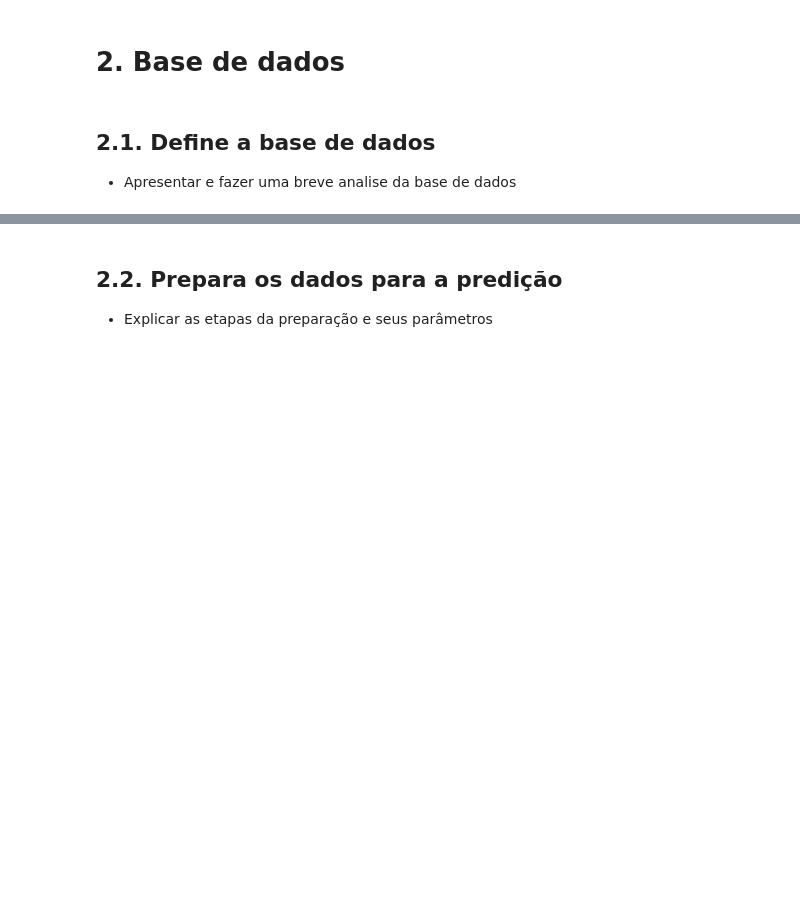
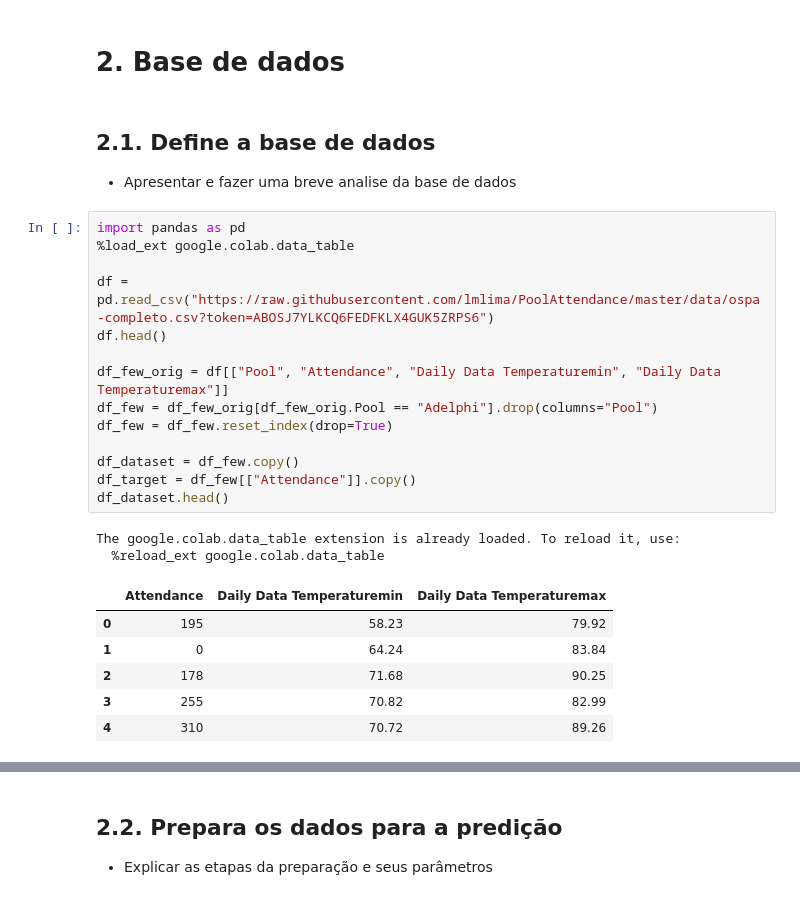
Before and after one commit to lmlima/PoolAttendance, a Jupyter notebook: Apresentação.ipynb, the cells around one changed output, grey strips where cells are left out. Cells and saved outputs as stored; diff of their text form; blank space fills up the shorter version.

```diff
--- a/Apresentação.ipynb
+++ b/Apresentação.ipynb
@@ -47,3 +54,26 @@ Successfully installed tb-nightly-1.14.0a20190301 tensorflow-2.0.0a0 tf-estimato
 ## 2.1. Define a base de dados
 
 - Apresentar e fazer uma breve analise da base de dados
+# %%
+import pandas as pd
+%load_ext google.colab.data_table
+
+df = pd.read_csv("https://raw.githubusercontent.com/lmlima/PoolAttendance/master/data/ospa-completo.csv?token=ABOSJ7YLKCQ6FEDFKLX4GUK5ZRPS6")
+df.head()
+
+df_few_orig = df[["Pool", "Attendance", "Daily Data Temperaturemin", "Daily Data Temperaturemax"]]
+df_few = df_few_orig[df_few_orig.Pool == "Adelphi"].drop(columns="Pool")
+df_few = df_few.reset_index(drop=True)
+
+df_dataset = df_few.copy()
+df_target = df_few[["Attendance"]].copy()
+df_dataset.head()
+# %% [output]
+The google.colab.data_table extension is already loaded. To reload it, use:
+  %reload_ext google.colab.data_table
+|  | Attendance | Daily Data Temperaturemin | Daily Data Temperaturemax |
+| 0 | 195 | 58.23 | 79.92 |
+| 1 | 0 | 64.24 | 83.84 |
+| 2 | 178 | 71.68 | 90.25 |
+| 3 | 255 | 70.82 | 82.99 |
+| 4 | 310 | 70.72 | 89.26 |
```
Also changed, not shown: parts of 15 cells of this notebook.
